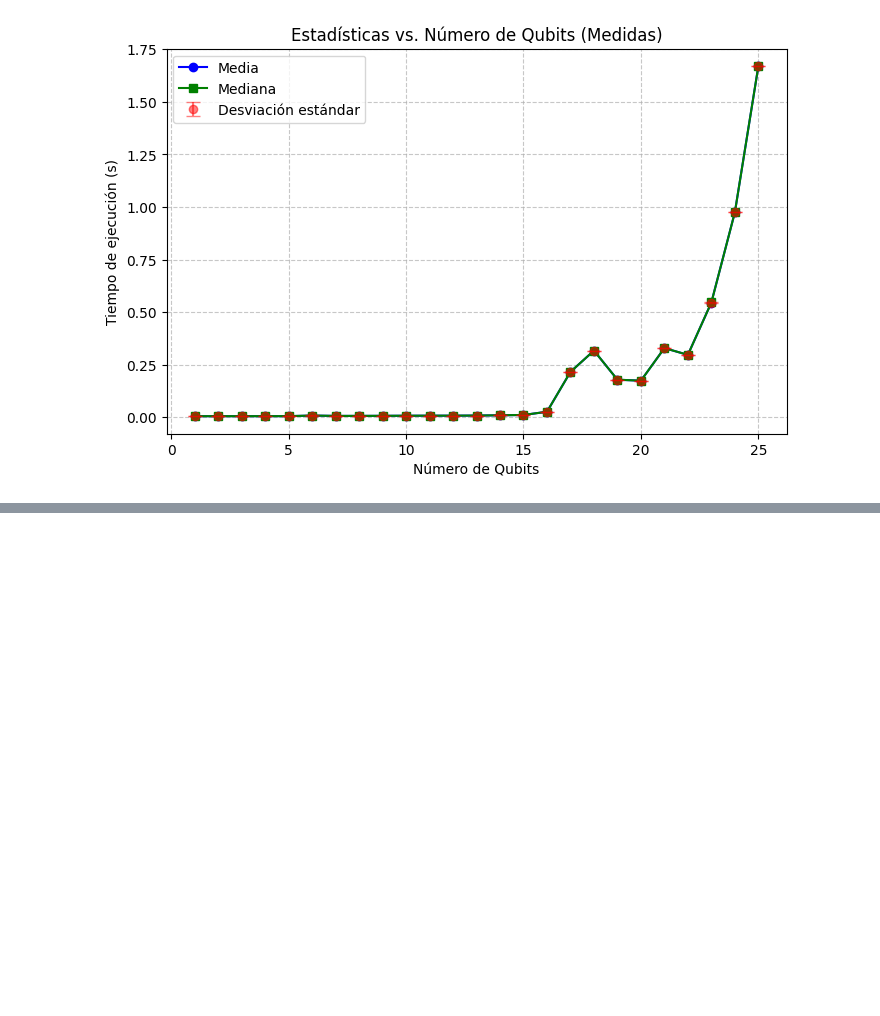
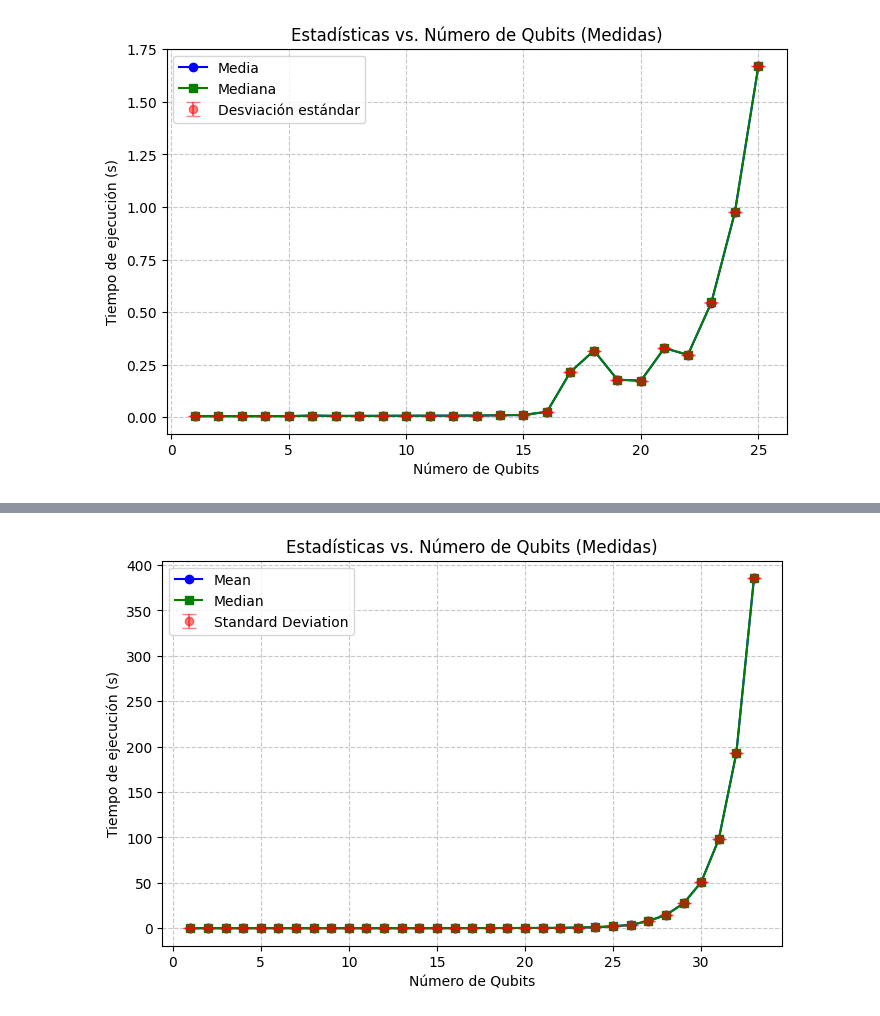
Before and after one commit to RaquelAlfonso/Practica-1-HPC, a Jupyter notebook: hpc_qlacs.ipynb, the cells around one changed output, grey strips where cells are left out. Drawn from its saved outputs; the diff is of its cells as text; code cells hidden in the pictures; blank space fills up the shorter version.

```diff
--- a/hpc_qlacs.ipynb
+++ b/hpc_qlacs.ipynb
@@ -1008,0 +1047,21 @@ plt.show()
+# %%
+time_statevector_mean =  [0.004590059816837311, 0.004633887112140656, 0.004681269079446793, 0.00478154569864273, 0.004901725053787232, 0.06783383190631867, 0.005974812060594558, 0.006074678152799606, 0.006383691728115082, 0.00677093043923378, 0.00702027678489685, 0.0071427710354328156, 0.007618092745542526, 0.014065732061862946, 0.01585165038704872, 0.031338272243738176, 0.16415250152349473, 0.21094972118735314, 0.22511069774627684, 0.27108053416013717, 0.3194736286997795, 0.3839146062731743, 0.7845355130732059, 1.1201830834150315, 2.131760333478451, 3.6412041775882242, 7.984587898105383, 14.506467328220605, 27.311269944906236, 50.5891734957695, 97.87252568900585, 192.9318826340139, 385.4982140250504]
+time_statevector_median =  [0.004585063457489014, 0.004620856046676636, 0.00467720627784729, 0.0047788798809051515, 0.004898989200592041, 0.06798000335693359, 0.006019711494445801, 0.006123560667037964, 0.006421083211898803, 0.006802350282669067, 0.00705571174621582, 0.0071790218353271484, 0.007654058933258057, 0.014106571674346924, 0.01588699221611023, 0.03137372732162476, 0.1641928255558014, 0.21098679900169373, 0.2251483678817749, 0.2711151480674744, 0.31951165199279785, 0.3839604377746582, 0.7845688760280609, 1.1202234148979187, 2.131797158718109, 3.641259551048279, 7.9846254765987394, 14.506513452529907, 27.311311703920364, 50.589245063066485, 97.8727232992649, 192.93224982619284, 385.49910148978233]
+time_statevector_std = [8.62973829508221e-05, 0.00011570014146804037, 8.683158472974791e-05, 0.00011843501201704192, 0.00010221449395819094, 0.005553015650490395, 0.0001900745847619011, 0.00018604342054652482, 0.00016466146421553458, 0.00014969881024388284, 0.0001561165017154752, 0.00015792244784508533, 0.00015604544690673116, 0.00016828388264836076, 0.00016959431492975552, 0.00019147847985704372, 0.00020194777659569076, 0.00017508174220318826, 0.00016867082260917297, 0.0001736653886613647, 0.00017856357278905332, 0.0001825756936084228, 0.0001733239817940886, 0.0001780065237612598, 0.00018819206127759934, 0.0002056759710709133, 0.00021580703639043178, 0.00021653556730705822, 0.000243054715699938, 0.00033188750815823023, 0.0004998690133741102, 0.0008670986858613254, 0.0041218723251753575]
+
+
+plt.figure(figsize=(8, 5))
+plt.plot(qubits_list, time_statevector_mean, 'o-', label='Mean', color='blue')
+plt.plot(qubits_list, time_statevector_median, 's-', label='Median', color='green')
+plt.errorbar(qubits_list, time_statevector_mean, yerr=time_statevector_std,
+           fmt='o', capsize=5, label='Standard Deviation', color='red', alpha=0.5)
+
+plt.xlabel('Número de Qubits')
+plt.ylabel('Tiempo de ejecución (s)')
+plt.title('Estadísticas vs. Número de Qubits (Medidas)')
+plt.legend()
+plt.grid(True, linestyle='--', alpha=0.7)
+plt.savefig('PRUEBA4_MEASUREMENTS_16N33Q.png')
+plt.show()
+# %% [output]
+[figure, added]
```
Also changed, not shown: parts of 29 cells of this notebook.
